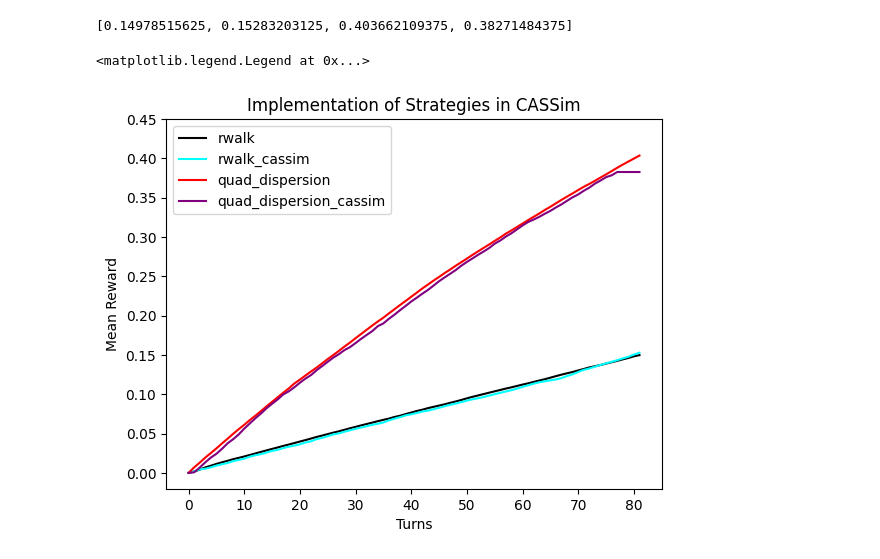
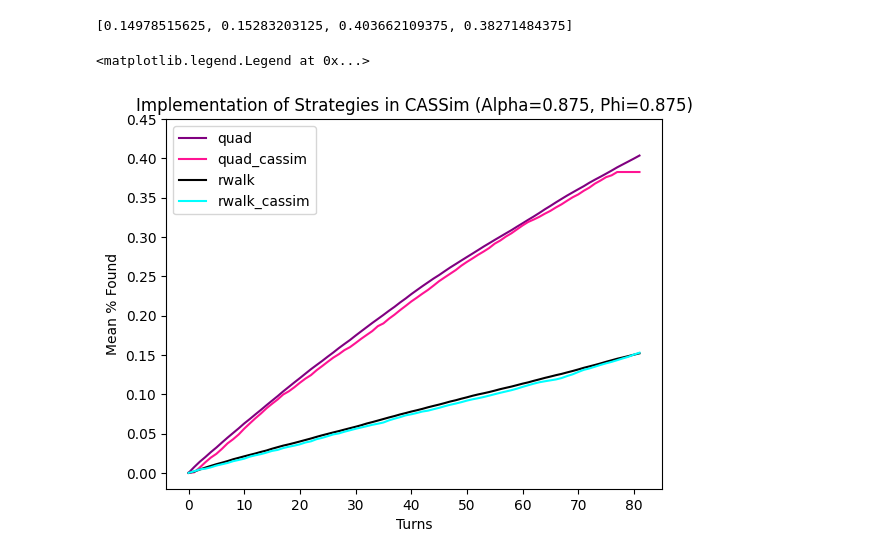
Before and after one commit to isr413/CASSim, a Jupyter notebook: client/notebooks/heatmap_types.ipynb, the cells around one changed output. Saved outputs shown, nothing was run; the diff lists cells and outputs as text; code cells hidden in the pictures.

```diff
--- a/client/notebooks/heatmap_types.ipynb
+++ b/client/notebooks/heatmap_types.ipynb
@@ -275,7 +275,7 @@ def get_position_from(shell, pos):
         return (cx + 2*shell - (pos - 6*shell), cy)
 
 
-def place_drones(random_placement=0, mow=0, quad=False, whirl=False):
+def place_drones(random_placement=0, mow=0, quad=0, whirl=0):
     drones = None
     if mow != 0:
         offset = GRID_SIZE//DRONES
@@ -297,10 +297,10 @@ def place_drones(random_placement=0, mow=0, quad=False, whirl=False):
 #                 if len(drones) < DRONES and MID - x*j + 1 >= 0:
 #                     drones.append((MID, MID - x*j + 1))
 #                 j += 1
-    elif quad:
+    elif quad != 0:
         x = DRONES//4
         drones = [(i, j) for j in range(0, GRID_SIZE, GRID_SIZE//4) for i in range(0, GRID_SIZE, GRID_SIZE//x)]
-    elif whirl:
+    elif whirl != 0:
         shell_len = 8*6
         offset = shell_len / (DRONES - 1)
         drones = [(MID, MID)] + [get_position_from(6, math.floor(offset*i + EPS) % shell_len) for i in range(1, DRONES)]
@@ -320,8 +320,8 @@ def place_tasks(random_placement=0):
     return tasks
 
 
-def sim_random_walk(random_placement=0, use_motion=False, mow=0, whirl=0, be_selfish=False, be_oblivious=False, no_colls=0, repeat_scans=False, use_loss=0):
-    drones = place_drones(random_placement=random_placement, mow=mow, whirl=whirl)
+def sim_random_walk(random_placement=0, use_motion=False, mow=0, whirl=0, quad=0, be_selfish=False, be_oblivious=False, no_colls=0, repeat_scans=False, use_loss=0):
+    drones = place_drones(random_placement=random_placement, mow=mow, whirl=whirl, quad=quad)
     drone_map = np.zeros((GRID_SIZE, GRID_SIZE), dtype=int)
 
     if mow == 1 or whirl == 1:
@@ -413,10 +413,10 @@ def sim_random_walk(random_placement=0, use_motion=False, mow=0, whirl=0, be_sel
     return reward
 
 
-def random_walk_experiment(random_placement=0, use_motion=False, mow=0, whirl=0, be_selfish=False, be_oblivious=False, no_colls=0, repeat_scans=False, use_loss=0):
+def random_walk_experiment(random_placement=0, use_motion=False, mow=0, whirl=0, quad=0, be_selfish=False, be_oblivious=False, no_colls=0, repeat_scans=False, use_loss=0):
     final_reward = np.zeros(TURNS + 1, dtype=float)
     for trial in range(TRIALS):
-        final_reward += sim_random_walk(random_placement=random_placement, use_motion=use_motion, mow=mow, whirl=whirl, be_selfish=be_selfish, be_oblivious=be_oblivious, no_colls=no_colls, repeat_scans=repeat_scans, use_loss=use_loss)
+        final_reward += sim_random_walk(random_placement=random_placement, use_motion=use_motion, mow=mow, whirl=whirl, quad=quad, be_selfish=be_selfish, be_oblivious=be_oblivious, no_colls=no_colls, repeat_scans=repeat_scans, use_loss=use_loss)
     final_reward /= TRIALS
     return final_reward
 # %%
@@ -726,7 +737,7 @@ plt.legend()
 DRONES, TASKS, ALPHA, PHI = 32, 1024, 0.875, 0.75
 mses = [np.zeros(17, dtype=float), np.zeros(17, dtype=float), np.zeros(17, dtype=float), np.zeros(17, dtype=float)]
 maes = [np.zeros(17, dtype=float), np.zeros(17, dtype=float), np.zeros(17, dtype=float), np.zeros(17, dtype=float)]
-for t in range(0, 65, 4):
+for t in range(0, 64, 4):
     DRONES = t if t > 0 else 1
     rwalk = random_walk_experiment(random_placement=1, use_motion=True)
     for trial in range(HMAP_TRIALS):
@@ -734,10 +745,10 @@ for t in range(0, 65, 4):
         he2 = heatmap_experiment(False, 0.175, 0.075)
         he3 = heatmap_experiment(True, 0.125, 0.125)
         he4 = heatmap_experiment(True, 0.175, 0.075)
-        mses[0][t//4] += np.square(rwalk - he1).mean()
-        mses[1][t//4] += np.square(rwalk - he2).mean()
-        mses[2][t//4] += np.square(rwalk - he3).mean()
-        mses[3][t//4] += np.square(rwalk - he4).mean()
+        mses[0][t//4] += np.sqrt(np.power(rwalk - he1, 2).mean())
+        mses[1][t//4] += np.sqrt(np.power(rwalk - he2, 2).mean())
+        mses[2][t//4] += np.sqrt(np.power(rwalk - he3, 2).mean())
+        mses[3][t//4] += np.sqrt(np.power(rwalk - he4, 2).mean())
         maes[0][t//4] += np.abs(rwalk - he1).mean()
         maes[1][t//4] += np.abs(rwalk - he2).mean()
         maes[2][t//4] += np.abs(rwalk - he3).mean()
@@ -1056,20 +1067,20 @@ heat_explore_here = explore_experiment(True, 0.175, 0.075, random_placement=1, u
 # %% [output]
 [0.14978515625, 0.15283203125, 0.403662109375, 0.38271484375]
 # %%
-x_labels = ['rwalk', 'rwalk_cassim', 'quad_dispersion', 'quad_dispersion_cassim']
-x_colors = ['black', 'cyan', 'red', 'purple']
+x_labels = ['rwalk', 'rwalk_cassim', 'quad', 'quad_cassim']
+x_colors = ['black', 'cyan', 'purple', 'deeppink']
 x_axis = np.arange(TURNS + 1)
 
+plt.plot(x_axis, heat_explore_here, label=x_labels[2], color=x_colors[2])
+plt.plot(x_axis, report_quad_64_32, label=x_labels[3], color=x_colors[3])
 plt.plot(x_axis, random_explore_here, label=x_labels[0], color=x_colors[0])
 plt.plot(x_axis, report_randomwalk_64_32, label=x_labels[1], color=x_colors[1])
-plt.plot(x_axis, heat_explore_here, label=x_labels[2], color=x_colors[2])
-plt.plot(x_axis, report_quad_64_32, label=x_labels[3], color=x_colors[3])
 
-plt.title(f'Implementation of Strategies in CASSim')
+plt.title(f'Implementation of Strategies in CASSim (Alpha=0.875, Phi=0.875)')
 plt.xlabel('Turns')
-plt.ylabel('Mean Reward')
+plt.ylabel('Mean % Found')
 plt.yticks(np.arange(0, 0.50, step=0.05))
 plt.legend()
 # %% [output]
 <matplotlib.legend.Legend at 0x...>
-[figure, old version]
+[figure, new version]
```
Also changed, not shown: parts of 15 cells of this notebook, 1 other file.
